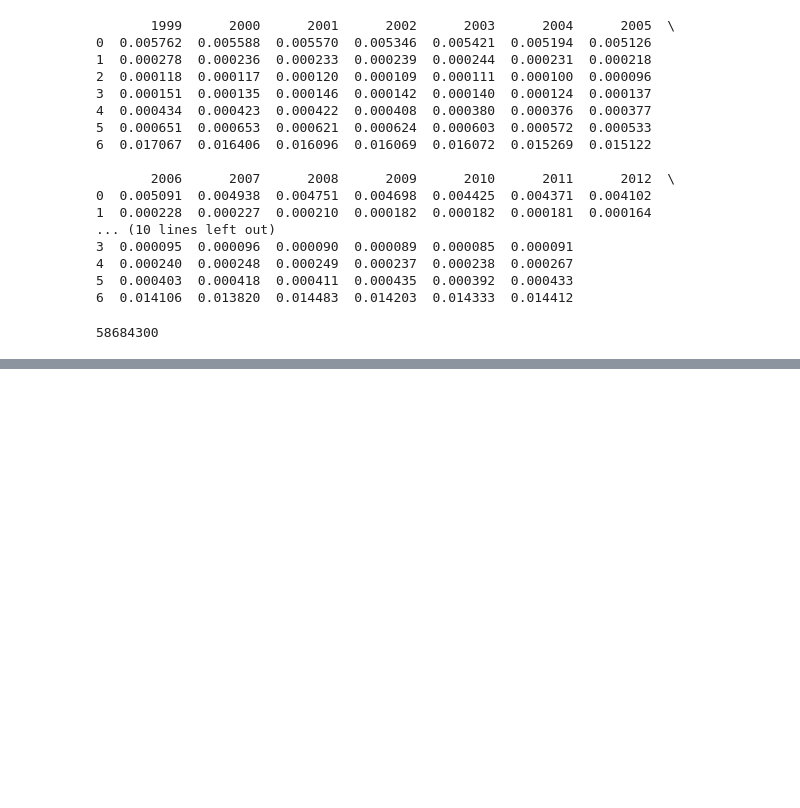
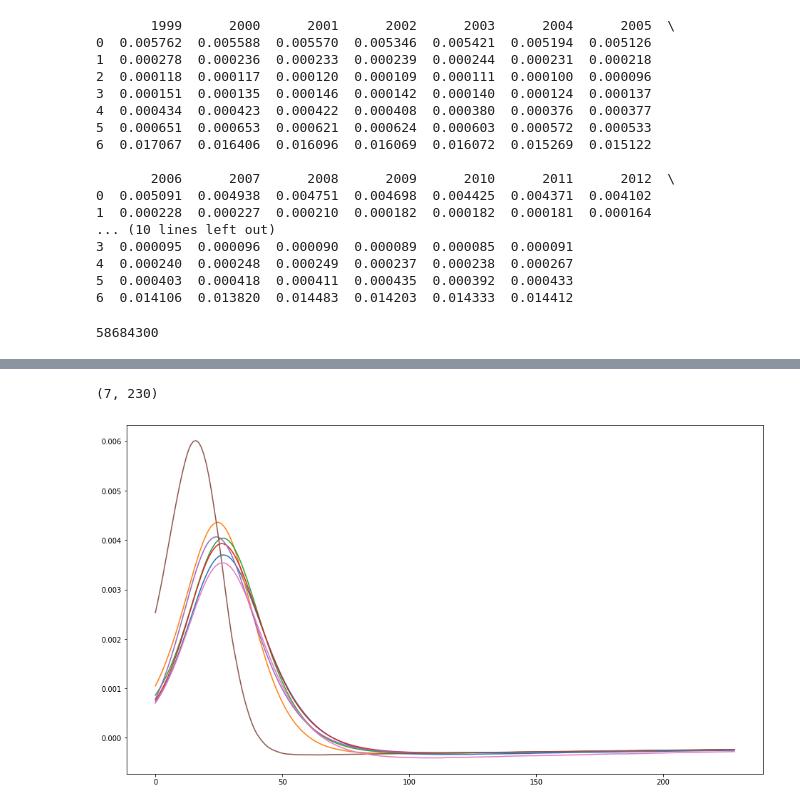
Before and after one commit to dhelekal/EpiRSG2020, a Jupyter notebook: model/Simulation_from_data.ipynb, the cells around one changed output, grey strips where cells are left out. Drawn from its saved outputs; the diff is of its cells as text; code cells hidden in the pictures; blank space fills up the shorter version.

```diff
--- a/model/Simulation_from_data.ipynb
+++ b/model/Simulation_from_data.ipynb
@@ -159,0 +177,18 @@ plt.plot(t, np.transpose(out[7:(7*2),:]))
+# %%
+monthly_out = out[7:(7*2),1::2]
+# %%
+monthly_out.shape
+# %% [output]
+(7, 230)
+# %%
+plt.figure(figsize=(16,9))
+
+groups = monthly_out.shape[0]
+for ii in range(groups):
+    Inf_group = monthly_out[ii,:]
+    #monthly data
+    monthly_infected_sim = np.diff(Inf_group)
+
+    plt.plot(monthly_infected_sim)
+# %% [output]
+[figure, added]
```
Also changed, not shown: parts of 7 cells of this notebook, 5 other files.
